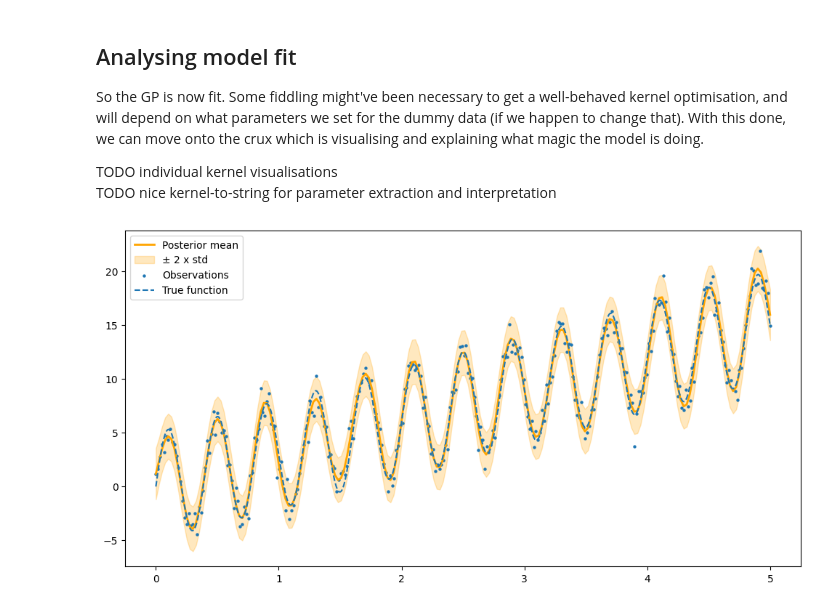
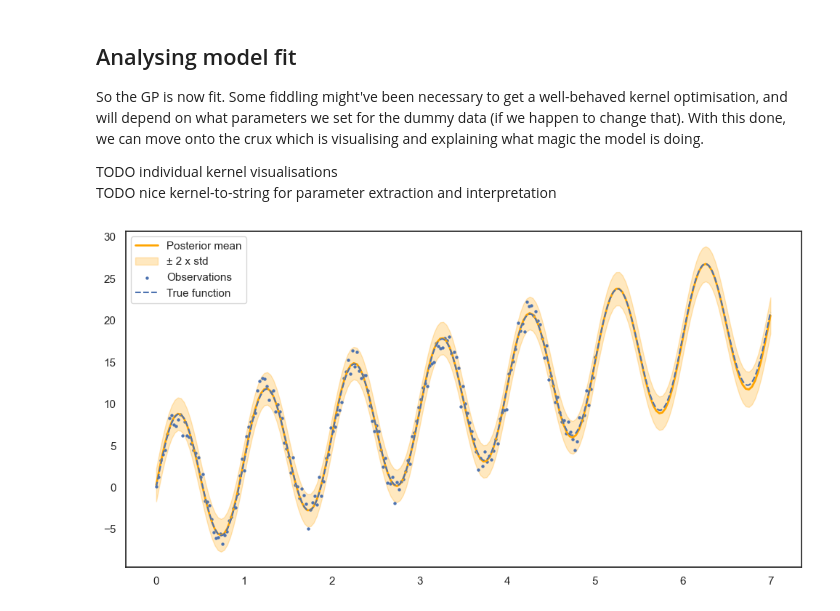
Before and after one commit to EthanGTJones/STAT3008-Group-Project, a Jupyter notebook: artificial_data.ipynb, the cells around one changed output. Cells and saved outputs as stored; diff of their text form; code cells hidden in the pictures.

```diff
--- a/artificial_data.ipynb
+++ b/artificial_data.ipynb
@@ -12,7 +12,7 @@ import seaborn as sns
 
 from numpy import ndarray
 
-sns.set_theme(style="whitegrid")
+sns.set_theme(style="white")
 
 RANDOM_SEED = 0
 rng = np.random.default_rng(RANDOM_SEED)
@@ -26,7 +26,7 @@ We want to generate some artificial data that mimics the general behaviour we'd
 # %%
 def generate_dummy_data(
         start: float, end: float, n: int,
-        slope: float = 3.0, amp: float = 5.0, freq: float = 5 * np.pi, noise_var: float = 1.0,
+        slope: float = 3.0, amp: float = 8.0, freq: float = 2 * np.pi, noise_var: float = 1.0,
         add_noise: bool = True
     ) -> tuple[ndarray, ndarray]:
     """Generate some dummy time-series data. This fake time-series contains just the basic behaviour
@@ -68,7 +68,7 @@ def generate_dummy_data(
 START, END = 0, 5
 N_POINTS = 200
 
-X, y = generate_dummy_data(0, 5, 300)
+X, y = generate_dummy_data(START, END, N_POINTS)
 y_mean = y.mean()
 # %%
 X_true, y_true = generate_dummy_data(START, END, 1000, add_noise=False)
@@ -96,8 +99,8 @@ $$k(x,x') = k_{RQ} + k_{ESS} + k_{WN}$$
 from sklearn.gaussian_process import GaussianProcessRegressor
 from sklearn.gaussian_process.kernels import RBF, RationalQuadratic, ExpSineSquared, WhiteKernel, ConstantKernel
 
-kernel_lin = ConstantKernel(1.0) * RationalQuadratic(3, 1)
-kernel_per = ConstantKernel(1.0) * ExpSineSquared(3, 5)
+kernel_lin = ConstantKernel(1.0) * RationalQuadratic(length_scale=1, alpha=1) + ConstantKernel(1.0) * RBF(5)
+kernel_per = ConstantKernel(1.0) * ExpSineSquared(length_scale=1, periodicity=1, periodicity_bounds="fixed") * RBF(10)
 kernel_noi = WhiteKernel(0.5, noise_level_bounds=(1e-5, 1e2))
 kernel = kernel_lin + kernel_per + kernel_noi
 # %%
@@ -161,7 +162,12 @@ def visualise_gpr(
     # Extra things
     plt.show()
 # %%
+FORECAST = 2
+
 data = [X.ravel(), y.ravel() + y_mean]
-visualise_gpr(gp, data, [X_true, y_true], START, END, N_POINTS)
+# true_fn = [X_true, y_true]
+true_fn = generate_dummy_data(START, END + FORECAST, 1000, add_noise=False)
+
+visualise_gpr(gp, data, true_fn, START, END + FORECAST, N_POINTS)
 # %% [output]
-[figure, old version]
+[figure, new version]
```
Also changed, not shown: parts of 5 cells of this notebook.
